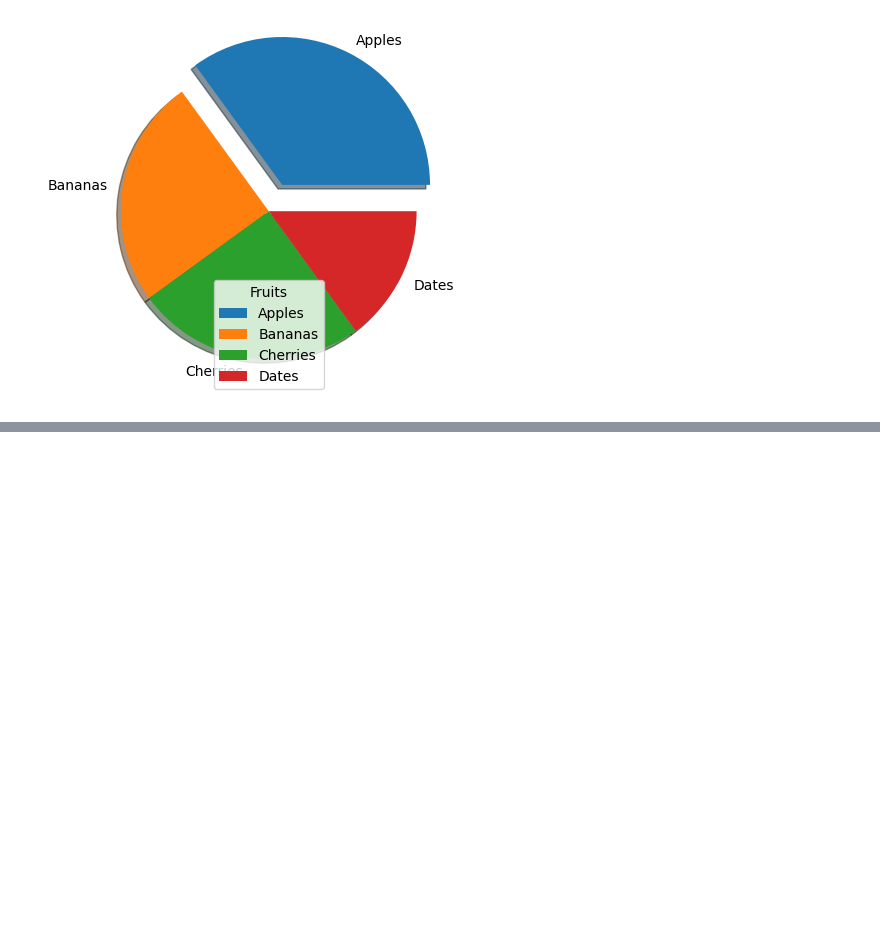
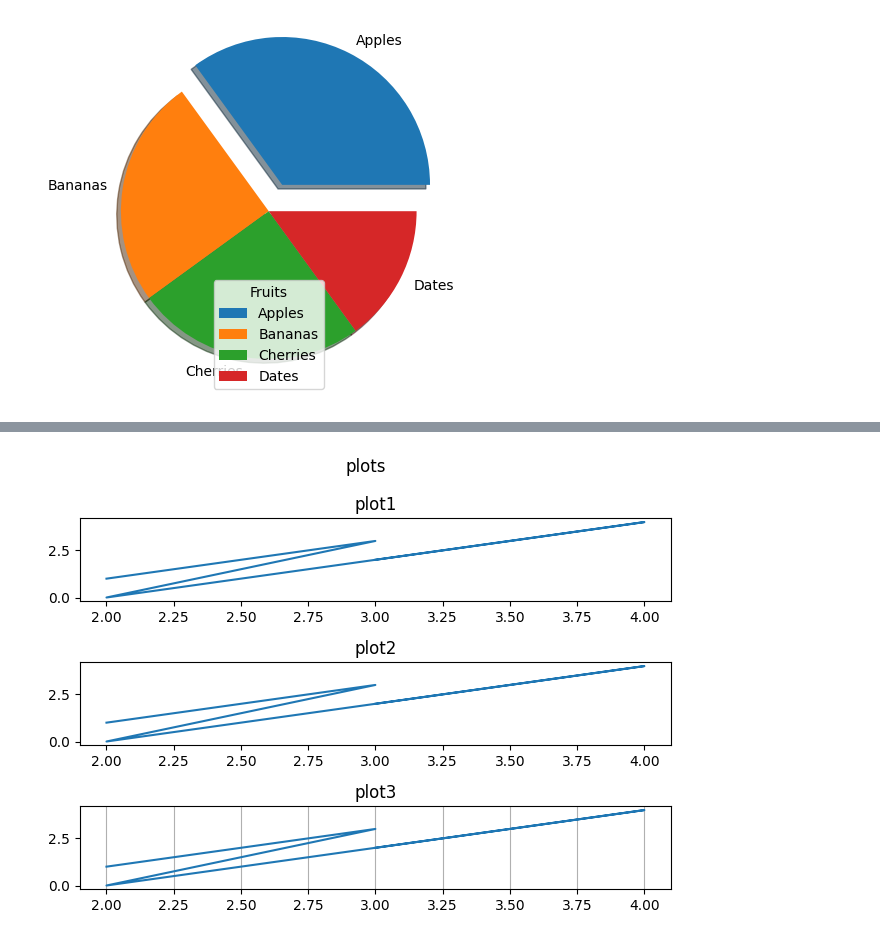
Before and after one commit to ashishyadav2/Java-Python, a Jupyter notebook: Python/Data Science/Matplotlib/matplotlib.ipynb, the cells around one changed output, grey strips where cells are left out. Saved outputs shown, nothing was run; the diff lists cells and outputs as text; code cells hidden in the pictures; blank space fills up the shorter version.

```diff
--- a/Python/Data Science/Matplotlib/matplotlib.ipynb
+++ b/Python/Data Science/Matplotlib/matplotlib.ipynb
@@ -222,0 +278,16 @@ plt.show()
+# %%
+plt.subplot(3,1,1)
+plt.title("plot1")
+plt.plot(x,y)
+plt.subplot(3,1,2)
+plt.title("plot2")
+plt.plot(x,y)
+plt.subplot(3,1,3)
+plt.title("plot3")
+plt.grid(axis='x')
+plt.plot(x,y)
+plt.suptitle("plots")
+plt.tight_layout()
+plt.show()
+# %% [output]
+[figure, added]
```
Also changed, not shown: parts of 18 cells of this notebook, 6 other files.
